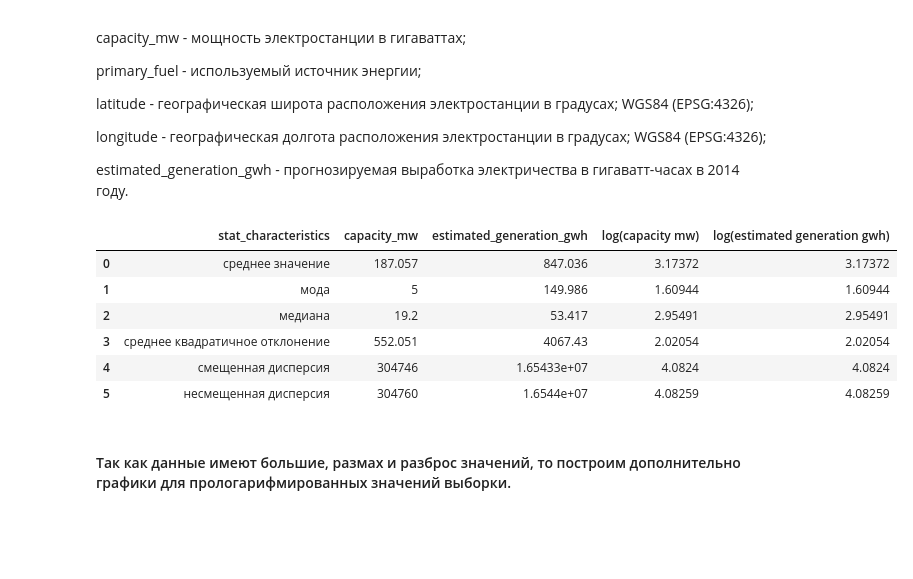
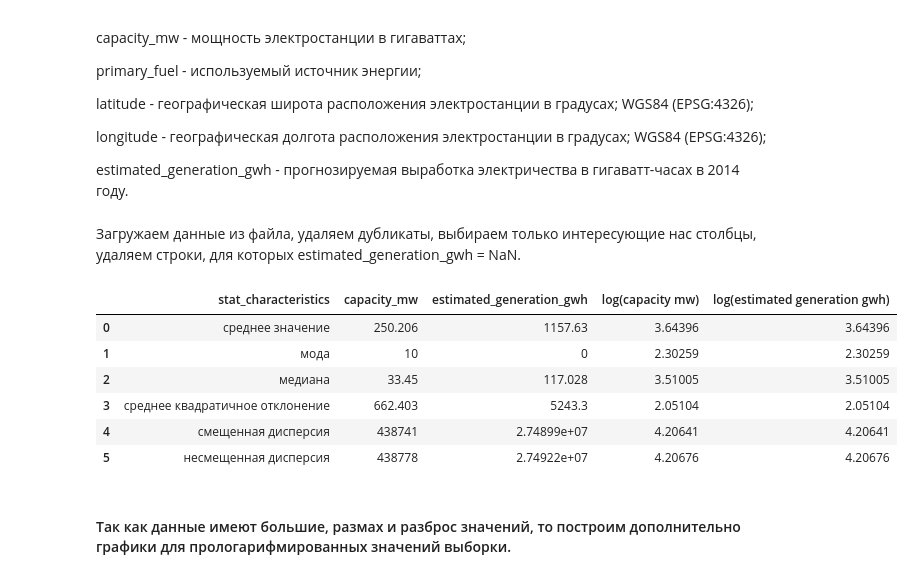
Before and after one commit to denicCH/Mathematical-Statistics, a Jupyter notebook: Lesson_3.ipynb, the cells around one changed output. Cells and saved outputs as stored; diff of their text form; code cells hidden in the pictures; blank space fills up the shorter version.

```diff
--- a/Lesson_3.ipynb
+++ b/Lesson_3.ipynb
@@ -56,35 +56,35 @@ def stat_characteristics(df):
         df_dist[current_name_column] = stat(df[current_name_column])
 
     return pd.DataFrame(df_dist)
+# %% [markdown]
+Загружаем данные из файла, удаляем дубликаты, выбираем только интересующие нас столбцы, удаляем строки, для которых estimated_generation_gwh = NaN.
 # %%
 df = pd.read_csv('global_power_plant_database.csv', sep=";")
+df = df.drop_duplicates(["capacity_mw","estimated_generation_gwh"])
 nul = df[df["estimated_generation_gwh"].isnull()]
 res_df = df[["capacity_mw","estimated_generation_gwh"]]
 res_df = res_df.drop(nul.index, axis=0) #Удаляем строки, для которых estimated_generation_gwh = NaN
-
-#res_df = res_df.drop_duplicates(["capacity_mw","estimated_generation_gwh"])
 # %%
 x1 = res_df['capacity_mw']
 log_x1 = np.log(x1)
 x2 = res_df['estimated_generation_gwh']
 log_x2 = np.log(x1)
 log_x1
-type(x1)
 
 d = res_df.copy()
 d['log(capacity mw)'] = log_x1
 d['log(estimated generation gwh)'] = log_x2
-d
+
 result = stat_characteristics(d)
 result.style.set_properties(**{'text-align': 'left'})
 # %% [output]
 |  | stat_characteristics | capacity_mw | estimated_generation_gwh | log(capacity mw) | log(estimated generation gwh) |
-| 0 | среднее значение | 187.057 | 847.036 | 3.17372 | 3.17372 |
-| 1 | мода | 5 | 149.986 | 1.60944 | 1.60944 |
-| 2 | медиана | 19.2 | 53.417 | 2.95491 | 2.95491 |
-| 3 | среднее квадратичное отклонение | 552.051 | 4067.43 | 2.02054 | 2.02054 |
-| 4 | смещенная дисперсия | 304746 | 1.65433e+07 | 4.0824 | 4.0824 |
-| 5 | несмещенная дисперсия | 304760 | 1.6544e+07 | 4.08259 | 4.08259 |
+| 0 | среднее значение | 250.206 | 1157.63 | 3.64396 | 3.64396 |
+| 1 | мода | 10 | 0 | 2.30259 | 2.30259 |
+| 2 | медиана | 33.45 | 117.028 | 3.51005 | 3.51005 |
+| 3 | среднее квадратичное отклонение | 662.403 | 5243.3 | 2.05104 | 2.05104 |
+| 4 | смещенная дисперсия | 438741 | 2.74899e+07 | 4.20641 | 4.20641 |
+| 5 | несмещенная дисперсия | 438778 | 2.74922e+07 | 4.20676 | 4.20676 |
 # %% [markdown]
 #### Так как данные имеют большие, размах и разброс значений, то построим дополнительно графики для прологарифмированных значений выборки.
 # %%
```
